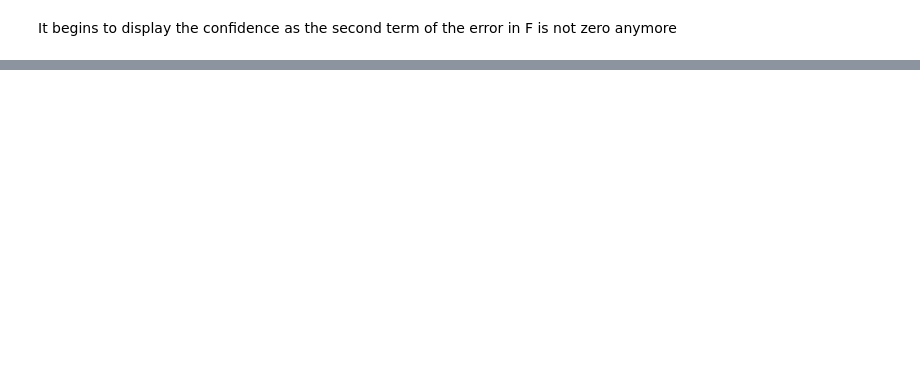
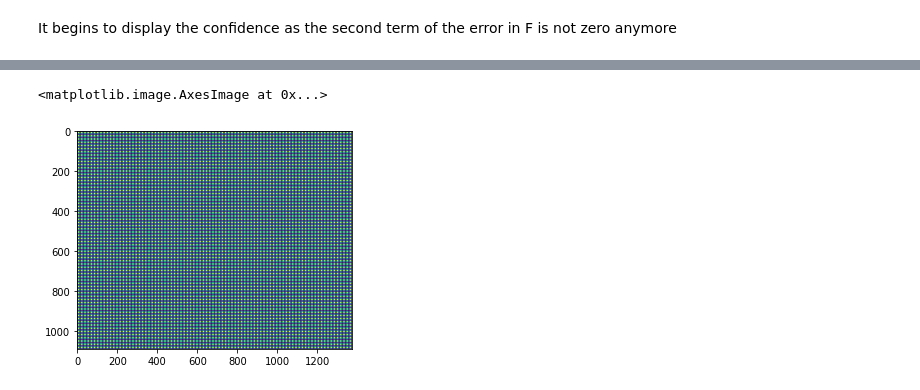
Before and after one commit to GMNetto/DTSolverExample, a Jupyter notebook: DTSolver.ipynb, the cells around one changed output, grey strips where cells are left out. Cells and saved outputs as stored; diff of their text form; code cells hidden in the pictures; blank space fills up the shorter version.

```diff
--- a/DTSolver.ipynb
+++ b/DTSolver.ipynb
@@ -77,0 +98,5 @@ It begins to display the confidence as the second term of the error in F is not
+# %%
+plt.imshow(confidence)
+# %% [output]
+<matplotlib.image.AxesImage at 0x...>
+[figure, added]
```
Also changed, not shown: parts of 22 cells of this notebook.
